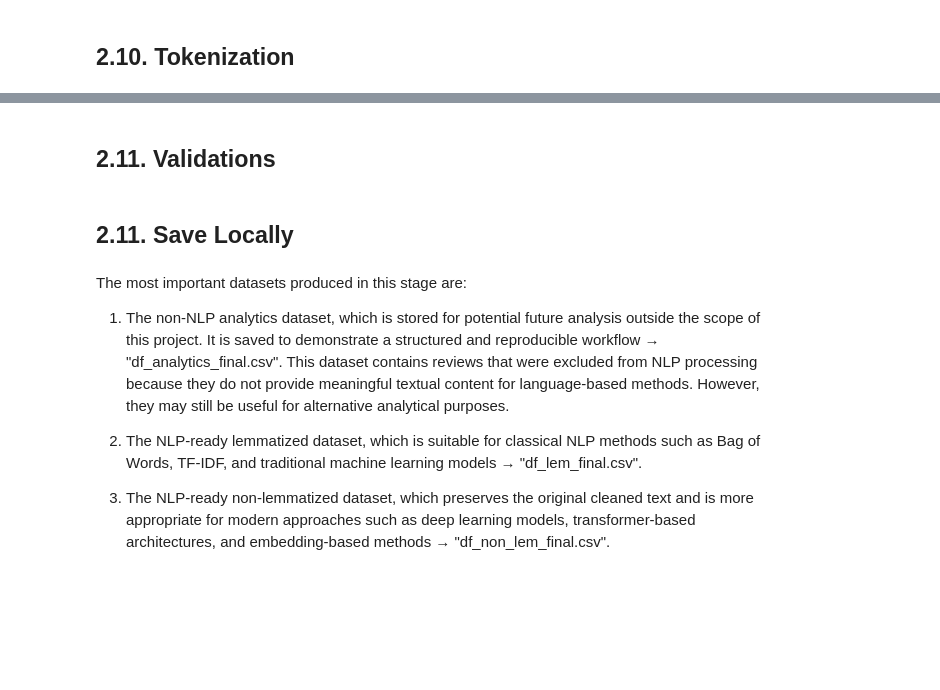
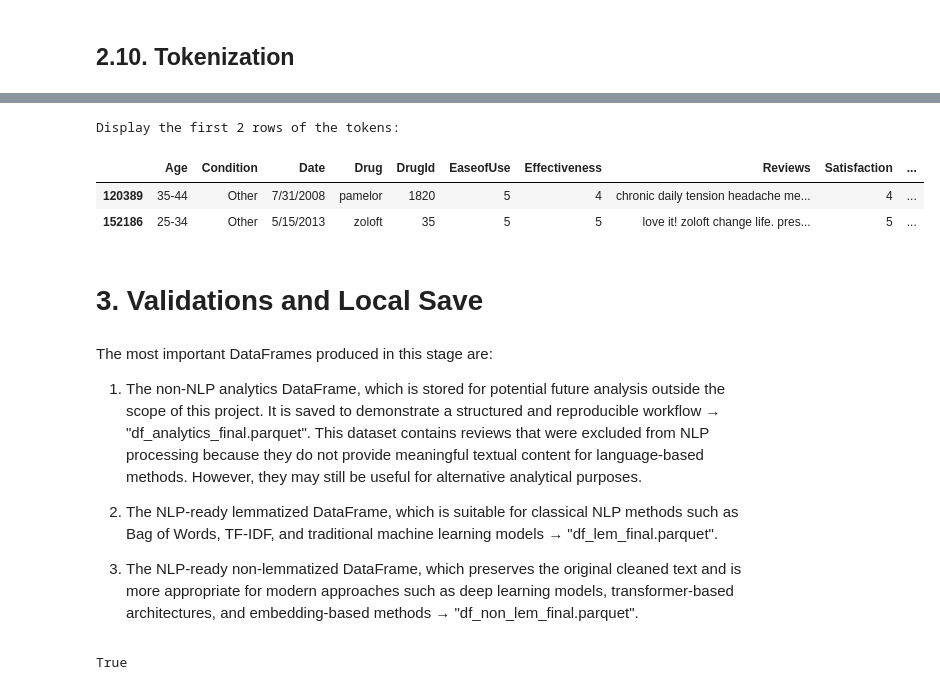
Before and after one commit to kitlapp/NLP-Course, a Jupyter notebook: src/pr_01_data_collection_and_preprocessing.ipynb, the cells around one changed output, grey strips where cells are left out. Saved outputs shown, nothing was run; the diff lists cells and outputs as text; code cells hidden in the pictures; blank space fills up the shorter version.

```diff
--- a/src/pr_01_data_collection_and_preprocessing.ipynb
+++ b/src/pr_01_data_collection_and_preprocessing.ipynb
@@ -828,13 +1088,28 @@ df_lem.head(2)
+# %%
+print("Display the first 2 rows of the tokens:")
+df_lem.sample(2)
+# %% [output]
+Display the first 2 rows of the tokens:
+|  | Age | Condition | Date | Drug | DrugId | EaseofUse | Effectiveness | Reviews | Satisfaction | ... |
+| 120389 | 35-44 | Other | 7/31/2008 | pamelor | 1820 | 5 | 4 | chronic daily tension headache me... | 4 | ... |
+| 152186 | 25-34 | Other | 5/15/2013 | zoloft | 35 | 5 | 5 | love it! zoloft change life. pres... | 5 | ... |
 # %% [markdown]
-## 2.11. Validations
+# 3. Validations and Local Save
-# %% [markdown]
-## 2.11. Save Locally
 # %% [markdown]
-The most important datasets produced in this stage are:
+The most important DataFrames produced in this stage are:
 
-1) The non-NLP analytics dataset, which is stored for potential future analysis outside the scope of this project. It is saved to demonstrate a structured and reproducible workflow → "df_analytics_final.csv". This dataset contains reviews that were excluded from NLP processing because they do not provide meaningful textual content for language-based methods. However, they may still be useful for alternative analytical purposes.
+1) The non-NLP analytics DataFrame, which is stored for potential future analysis outside the scope of this project. It is saved to demonstrate a structured and reproducible workflow → "df_analytics_final.parquet". This dataset contains reviews that were excluded from NLP processing because they do not provide meaningful textual content for language-based methods. However, they may still be useful for alternative analytical purposes.
 
-2) The NLP-ready lemmatized dataset, which is suitable for classical NLP methods such as Bag of Words, TF-IDF, and traditional machine learning models → "df_lem_final.csv".
+2) The NLP-ready lemmatized DataFrame, which is suitable for classical NLP methods such as Bag of Words, TF-IDF, and traditional machine learning models → "df_lem_final.parquet".
 
-3) The NLP-ready non-lemmatized dataset, which preserves the original cleaned text and is more appropriate for modern approaches such as deep learning models, transformer-based architectures, and embedding-based methods → "df_non_lem_final.csv".
+3) The NLP-ready non-lemmatized DataFrame, which preserves the original cleaned text and is more appropriate for modern approaches such as deep learning models, transformer-based architectures, and embedding-based methods → "df_non_lem_final.parquet".
+# %%
+cols_to_compare = [col for col in df_lem.columns if col not in ["Reviews", "tokens"]]
+
+df_lem_subset = df_lem[cols_to_compare].reset_index(drop=True)
+df_non_lem_subset = df_non_lem[cols_to_compare].reset_index(drop=True)
+
+(df_lem_subset == df_non_lem_subset).all().all()
+# %% [output]
+True
 # %%
```
Also changed, not shown: parts of 50 cells of this notebook.
